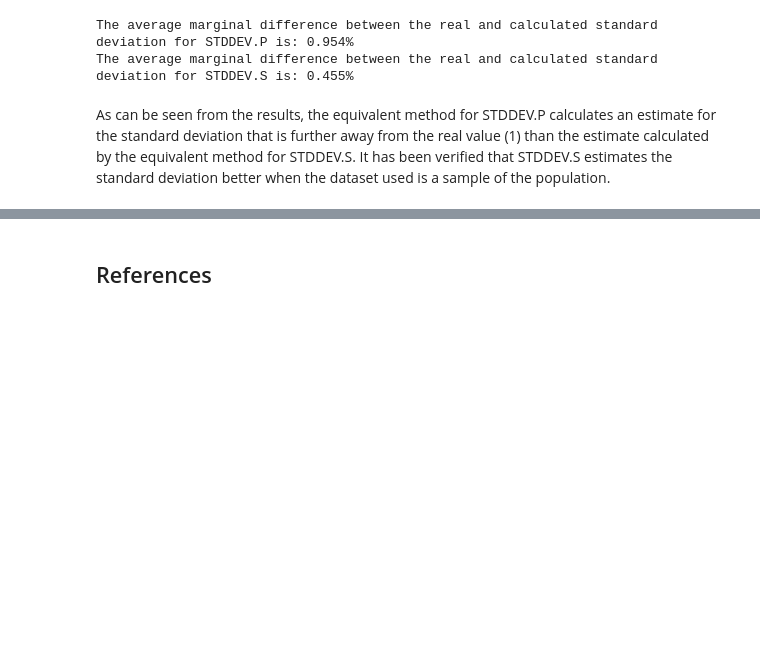
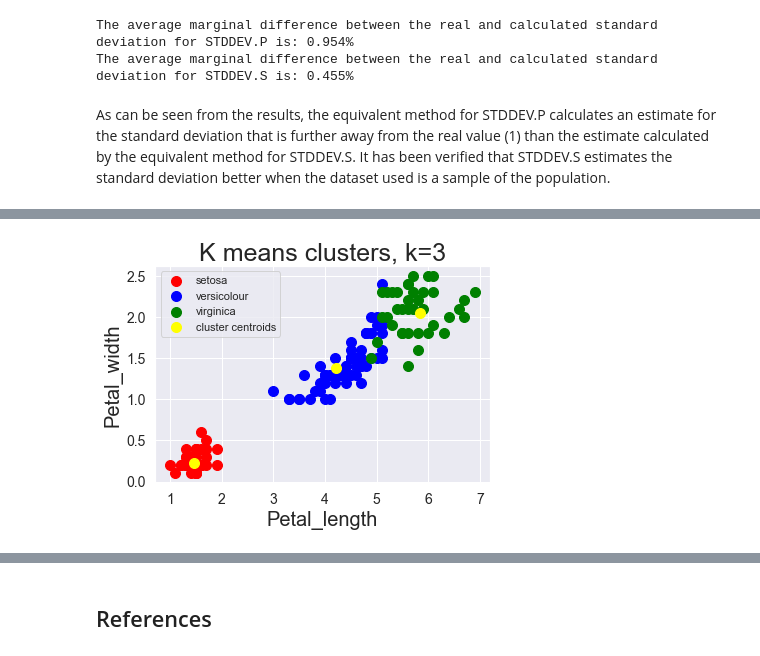
Before and after one commit to AlanQuille/machinelearningTasks, a Jupyter notebook: Tasks2020.ipynb, the cells around one changed output, grey strips where cells are left out. Drawn from its saved outputs; the diff is of its cells as text; code cells hidden in the pictures; blank space fills up the shorter version.

```diff
--- a/Tasks2020.ipynb
+++ b/Tasks2020.ipynb
@@ -214,0 +335,4 @@ As can be seen from the results, the equivalent method for STDDEV.P calculates a
+# %%
+scatter_clusters(2, 3, "Petal_length", "Petal_width")
+# %% [output]
+[figure, added]
```
Also changed, not shown: parts of 17 cells of this notebook, 1 other file.
